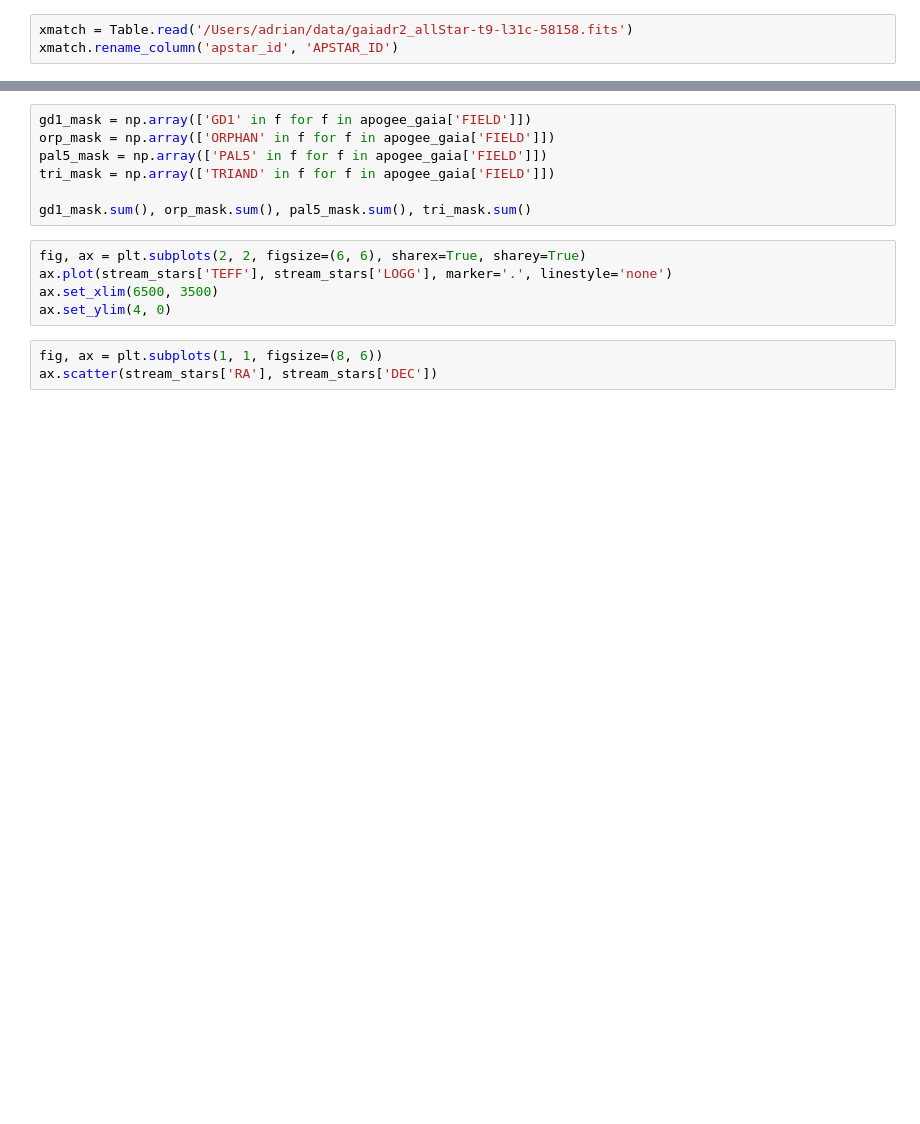
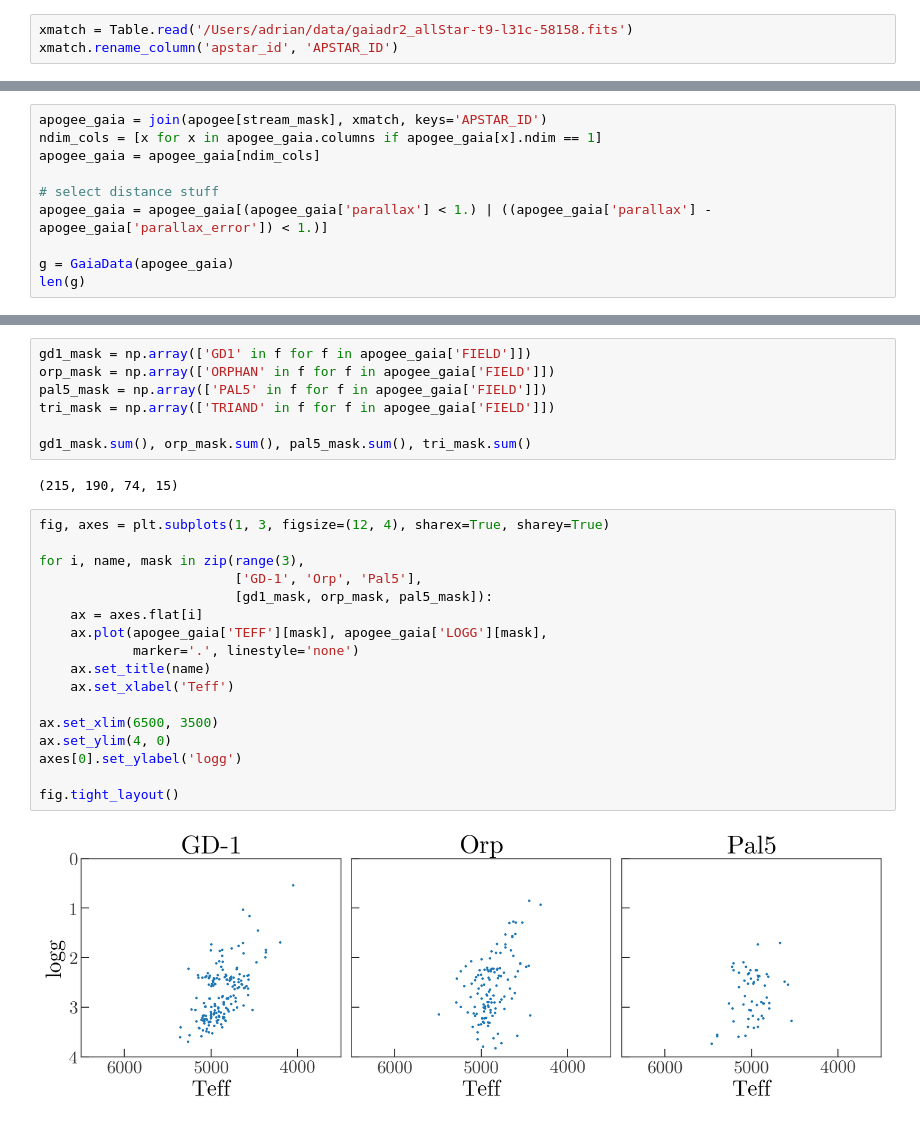
Before and after one commit to adrn/APOGEE-Streams, a Jupyter notebook: notebooks/APOGEE-streams.ipynb, the cells around one changed output, grey strips where cells are left out. Saved outputs shown, nothing was run; the diff lists cells and outputs as text; blank space fills up the shorter version.

Commit message:
streams

```diff
--- a/notebooks/APOGEE-streams.ipynb
+++ b/notebooks/APOGEE-streams.ipynb
@@ -19,0 +23,10 @@ apogee_gaia = join(apogee[stream_mask], xmatch, keys='APSTAR_ID')
+# %%
+apogee_gaia = join(apogee[stream_mask], xmatch, keys='APSTAR_ID')
+ndim_cols = [x for x in apogee_gaia.columns if apogee_gaia[x].ndim == 1]
+apogee_gaia = apogee_gaia[ndim_cols]
+
+# select distance stuff
+apogee_gaia = apogee_gaia[(apogee_gaia['parallax'] < 1.) | ((apogee_gaia['parallax'] - apogee_gaia['parallax_error']) < 1.)]
+
+g = GaiaData(apogee_gaia)
+len(g)
@@ -26,11 +59,24 @@ pal5_mask = np.array(['PAL5' in f for f in apogee_gaia['FIELD']])
 tri_mask = np.array(['TRIAND' in f for f in apogee_gaia['FIELD']])
 
 gd1_mask.sum(), orp_mask.sum(), pal5_mask.sum(), tri_mask.sum()
+# %% [output]
+(215, 190, 74, 15)
 # %%
-fig, ax = plt.subplots(2, 2, figsize=(6, 6), sharex=True, sharey=True)
-ax.plot(stream_stars['TEFF'], stream_stars['LOGG'], marker='.', linestyle='none')
+fig, axes = plt.subplots(1, 3, figsize=(12, 4), sharex=True, sharey=True)
+
+for i, name, mask in zip(range(3),
+                         ['GD-1', 'Orp', 'Pal5'],
+                         [gd1_mask, orp_mask, pal5_mask]):
+    ax = axes.flat[i]
+    ax.plot(apogee_gaia['TEFF'][mask], apogee_gaia['LOGG'][mask],
+            marker='.', linestyle='none')
+    ax.set_title(name)
+    ax.set_xlabel('Teff')
+
 ax.set_xlim(6500, 3500)
 ax.set_ylim(4, 0)
+axes[0].set_ylabel('logg')
+
+fig.tight_layout()
+# %% [output]
+[figure, added]
-# %%
-fig, ax = plt.subplots(1, 1, figsize=(8, 6))
-ax.scatter(stream_stars['RA'], stream_stars['DEC'])
```
Also changed, not shown: parts of 9 cells of this notebook.
